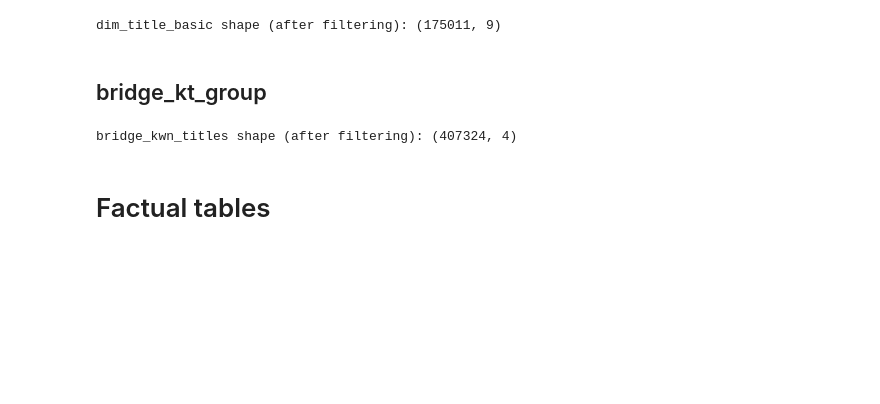
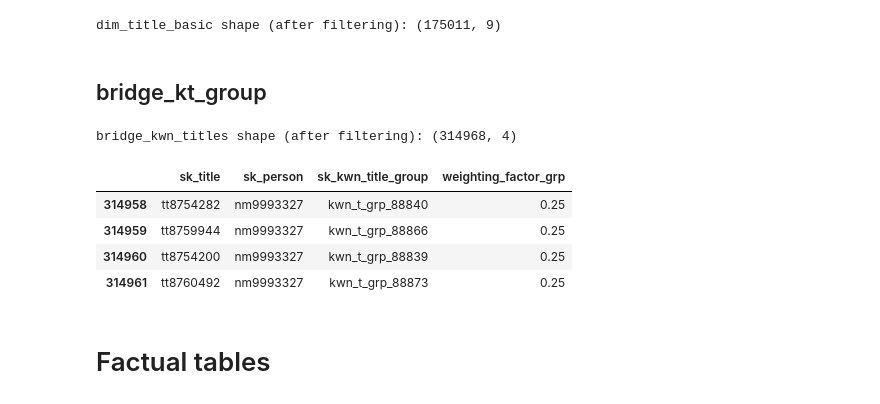
Before and after one commit to andrejms16/imbd, a Jupyter notebook: notebooks/bronze/transformations.ipynb, the cells around one changed output. Saved outputs shown, nothing was run; the diff lists cells and outputs as text; code cells hidden in the pictures; blank space fills up the shorter version.

```diff
--- a/notebooks/bronze/transformations.ipynb
+++ b/notebooks/bronze/transformations.ipynb
@@ -353,38 +418,49 @@ name_basics = pd.read_csv(f'{data_path}name.basics.tsv/data.tsv', sep='\t', dtyp
 
 # 2. Vectorized Expansion (Replacing the two loops)
 # We select only the columns we need, split the strings into lists, and "explode" them
+# 1. Vectorized Expansion (Replacing the two loops)
+# We select only the columns we need, split the strings into lists, and "explode" them
 bridge_kwn_titles = (
     name_basics[['nconst', 'knownForTitles']]
     .dropna(subset=['knownForTitles'])
     .assign(tconst=lambda x: x['knownForTitles'].str.split(','))
     .explode('tconst')
-    [['tconst', 'nconst']]  # Reorder to match your desired output
+    [['tconst', 'nconst']]
+    .rename(columns={'tconst': 'sk_title', 'nconst': 'sk_person'})  # Reorder to match your desired output
 )
 
 # Apply inner join with dim_filter to keep only known titles for participants and titles in dim_filter
 bridge_kwn_titles = bridge_kwn_titles.merge(
-    dim_filter[['nconst', 'tconst']].drop_duplicates(),
-    on=['nconst', 'tconst'],
+    dim_filter[['sk_person', 'sk_title']].drop_duplicates(),
+    on=['sk_person', 'sk_title'],
     how='inner'
 )
 
-# 3. Vectorized ID Generation
+# 2. Vectorized ID Generation
 # ngroup() is already vectorized, so we just keep this logic
-bridge_kwn_titles['kwn_title_group_id'] = (
+bridge_kwn_titles['sk_kwn_title_group'] = (
     'kwn_t_grp_' +
-    (bridge_kwn_titles.groupby('tconst').ngroup() + 1).astype(str)
+    (bridge_kwn_titles.groupby('sk_title').ngroup() + 1).astype(str)
 )
-bridge_kwn_titles['weighting_factor_grp'] = 1 / bridge_kwn_titles.groupby('nconst')['tconst'].transform('count')
+bridge_kwn_titles['weighting_factor_grp'] = 1 / bridge_kwn_titles.groupby('sk_person')['sk_title'].transform('count')
 
-# 4. Get Unique Titles Set (If still needed for other logic)
-known_titles = set(bridge_kwn_titles['tconst'].unique())
 
 print(f"bridge_kwn_titles shape (after filtering): {bridge_kwn_titles.shape}")
-bridge_kwn_titles.to_parquet(f'{project_src}\\data\\silver\\bridge_kwn_titles.parquet', compression='snappy', engine='pyarrow')
+# bridge_kwn_titles.to_parquet(f'{project_src}\\data\\silver\\bridge_kwn_titles.parquet', compression='snappy', engine='pyarrow')
 
-del bridge_kwn_titles
+# del bridge_kwn_titles
 # %% [output]
-bridge_kwn_titles shape (after filtering): (407324, 4)
+bridge_kwn_titles shape (after filtering): (314968, 4)
+# %%
+bridge_kwn_titles = pd.read_parquet(f'{project_src}\\data\\silver\\bridge_kwn_titles.parquet')
+
+bridge_kwn_titles[bridge_kwn_titles['sk_person'] == 'nm9993327']
+# %% [output]
+|  | sk_title | sk_person | sk_kwn_title_group | weighting_factor_grp |
+| 314958 | tt8754282 | nm9993327 | kwn_t_grp_88840 | 0.25 |
+| 314959 | tt8759944 | nm9993327 | kwn_t_grp_88866 | 0.25 |
+| 314960 | tt8754200 | nm9993327 | kwn_t_grp_88839 | 0.25 |
+| 314961 | tt8760492 | nm9993327 | kwn_t_grp_88873 | 0.25 |
 # %% [markdown]
 # Factual tables
 # %% [markdown]
```
Also changed, not shown: parts of 10 cells of this notebook, 4 other files.
